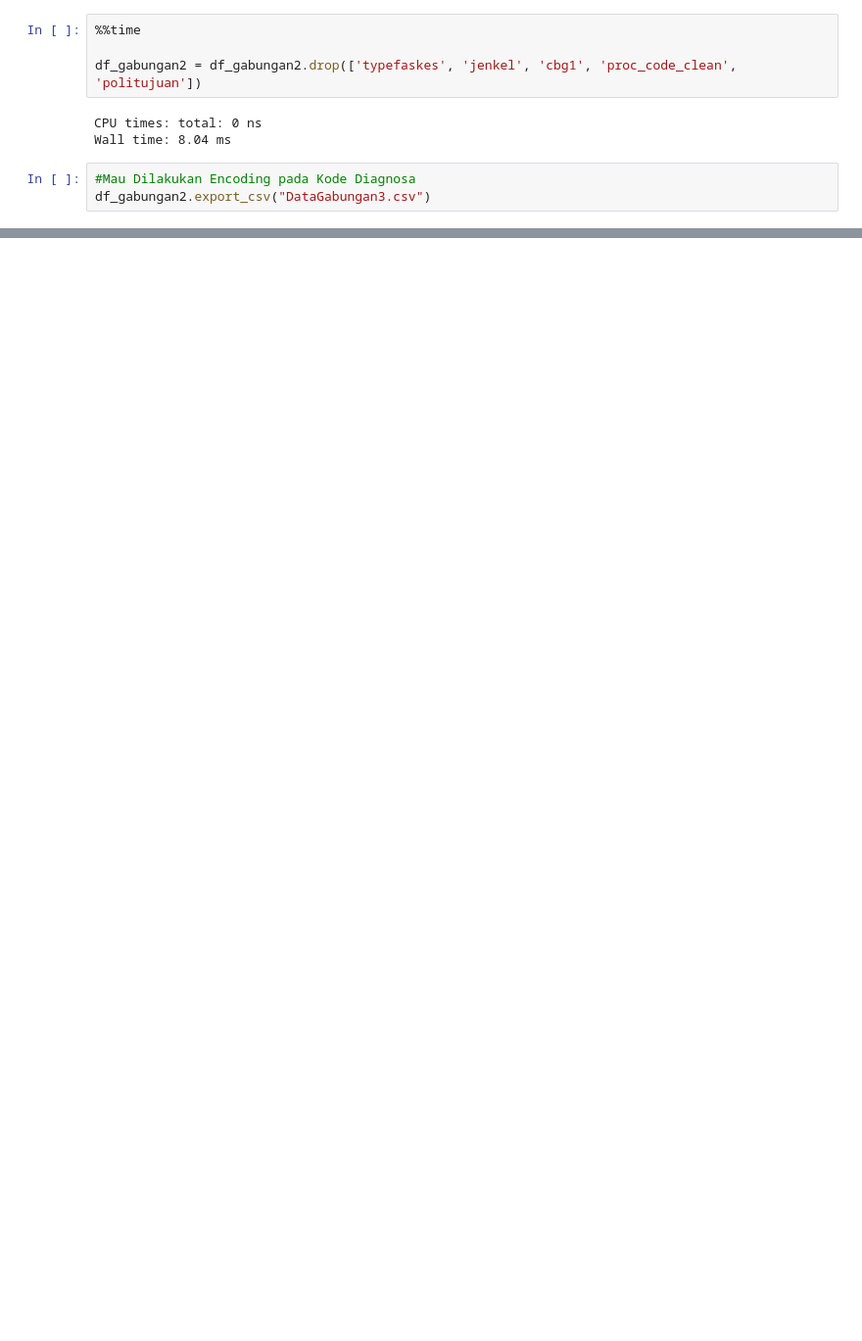
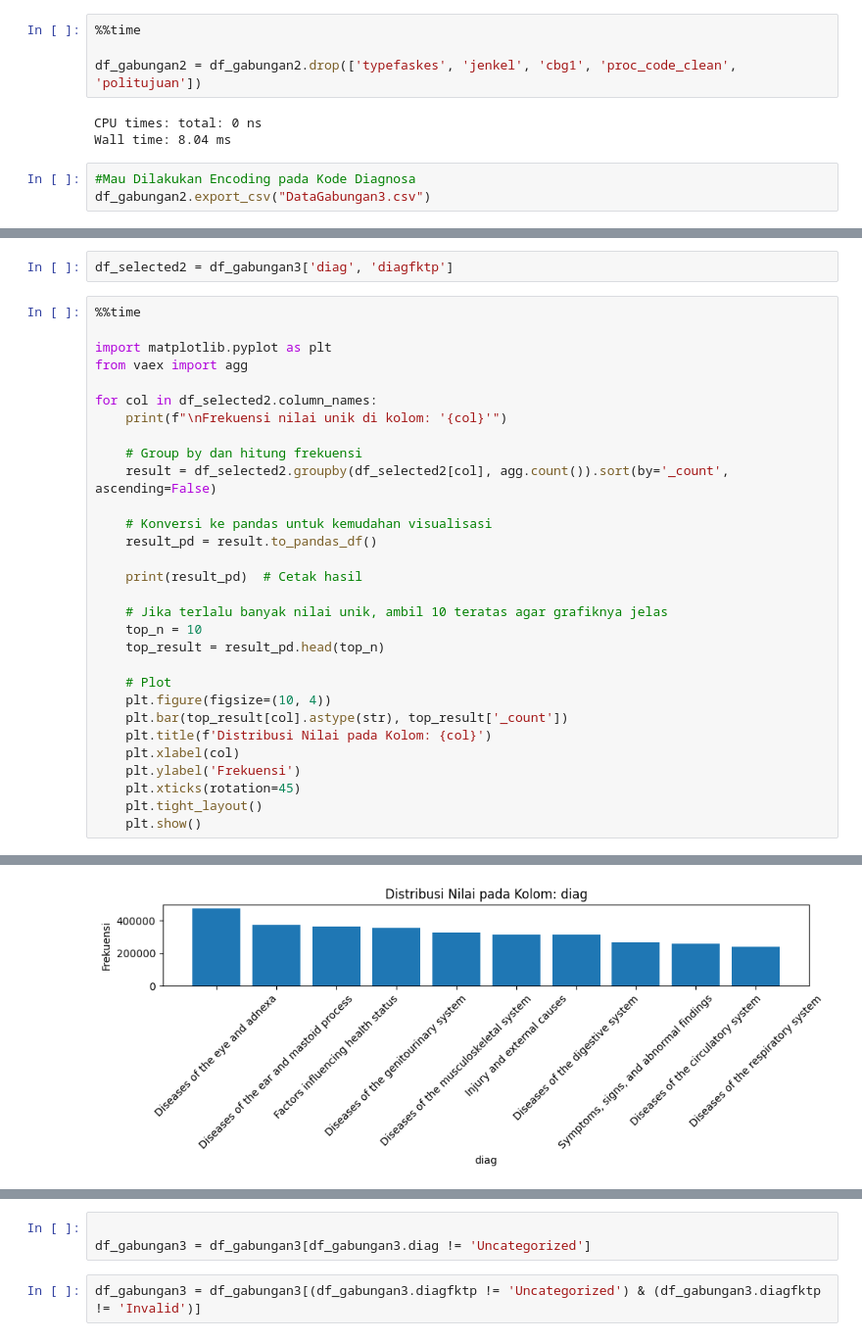
Before and after one commit to Roymundus/TugasAkhir, a Jupyter notebook: code_gabungan.ipynb, the cells around one changed output, grey strips where cells are left out. Shown at 98% size. Saved outputs shown, nothing was run; the diff lists cells and outputs as text; blank space fills up the shorter version.

```diff
--- a/code_gabungan.ipynb
+++ b/code_gabungan.ipynb
@@ -595,3 +597,36 @@ df_gabungan3.describe()
 | std | 105.103451 | 21.565326 | 1.357823 | 0.150048 | -- | 2171739.724066 | 0.481313 | 0.157433 | 0.220204 | ... |
 | min | 1 | 0 | 1.0 | 1 | -- | 0.0 | 1.0 | 1 | 0 | ... |
 | max | 528 | 110 | 5.0 | 2 | -- | 309451300.0 | 5.0 | 3 | 1 | ... |
+# %%
+df_selected2 = df_gabungan3['diag', 'diagfktp']
+# %%
+%%time
+
+import matplotlib.pyplot as plt
+from vaex import agg
+
+for col in df_selected2.column_names:
+    print(f"\nFrekuensi nilai unik di kolom: '{col}'")
+
+    # Group by dan hitung frekuensi
+    result = df_selected2.groupby(df_selected2[col], agg.count()).sort(by='_count', ascending=False)
+
+    # Konversi ke pandas untuk kemudahan visualisasi
+    result_pd = result.to_pandas_df()
+
+    print(result_pd)  # Cetak hasil
+
+    # Jika terlalu banyak nilai unik, ambil 10 teratas agar grafiknya jelas
+    top_n = 10
+    top_result = result_pd.head(top_n)
+
+    # Plot
+    plt.figure(figsize=(10, 4))
+    plt.bar(top_result[col].astype(str), top_result['_count'])
+    plt.title(f'Distribusi Nilai pada Kolom: {col}')
+    plt.xlabel(col)
+    plt.ylabel('Frekuensi')
+    plt.xticks(rotation=45)
+    plt.tight_layout()
+    plt.show()
+# %% [output]
@@ -597,0 +650 @@ df_gabungan3.describe()
+[figure, added]
@@ -597,0 +671,5 @@ df_gabungan3.describe()
+# %%
+
+df_gabungan3 = df_gabungan3[df_gabungan3.diag != 'Uncategorized']
+# %%
+df_gabungan3 = df_gabungan3[(df_gabungan3.diagfktp != 'Uncategorized') & (df_gabungan3.diagfktp != 'Invalid')]
```
Also changed, not shown: parts of 52 cells of this notebook, 1 other file.
